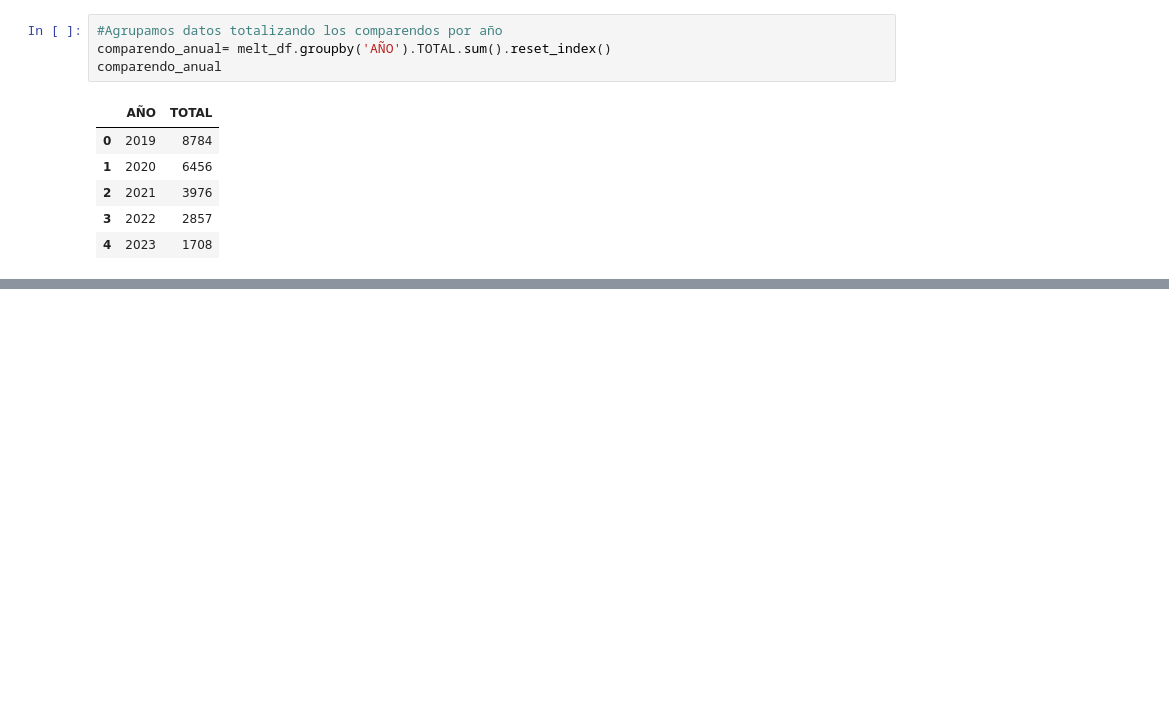
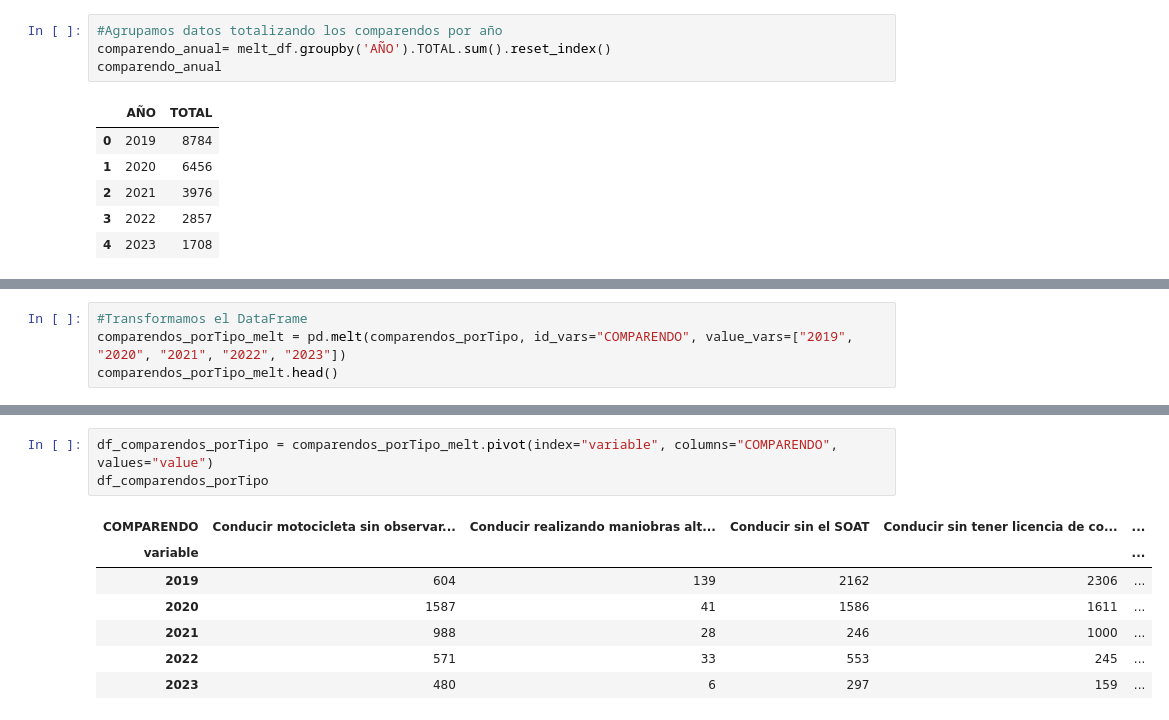
Before and after one commit to rjpaternina/comparendos_transito_Bolivar, a Jupyter notebook: notebooks/comparendos_transito_bolivar_anual.ipynb, the cells around one changed output, grey strips where cells are left out. Cells and saved outputs as stored; diff of their text form; blank space fills up the shorter version.

```diff
--- a/notebooks/comparendos_transito_bolivar_anual.ipynb
+++ b/notebooks/comparendos_transito_bolivar_anual.ipynb
@@ -532,0 +587,4 @@ fig_lineas
+# %%
+#Transformamos el DataFrame
+comparendos_porTipo_melt = pd.melt(comparendos_porTipo, id_vars="COMPARENDO", value_vars=["2019", "2020", "2021", "2022", "2023"])
+comparendos_porTipo_melt.head()
@@ -532,0 +598,11 @@ fig_lineas
+# %%
+df_comparendos_porTipo = comparendos_porTipo_melt.pivot(index="variable", columns="COMPARENDO", values="value")
+df_comparendos_porTipo
+# %% [output]
+| COMPARENDO | Conducir motocicleta sin observar... | Conducir realizando maniobras alt... | Conducir sin el SOAT | Conducir sin tener licencia de co... | ... |
+| variable |  |  |  |  | ... |
+| 2019 | 604 | 139 | 2162 | 2306 | ... |
+| 2020 | 1587 | 41 | 1586 | 1611 | ... |
+| 2021 | 988 | 28 | 246 | 1000 | ... |
+| 2022 | 571 | 33 | 553 | 245 | ... |
+| 2023 | 480 | 6 | 297 | 159 | ... |
```
Also changed, not shown: parts of 19 cells of this notebook, 12 other files.
